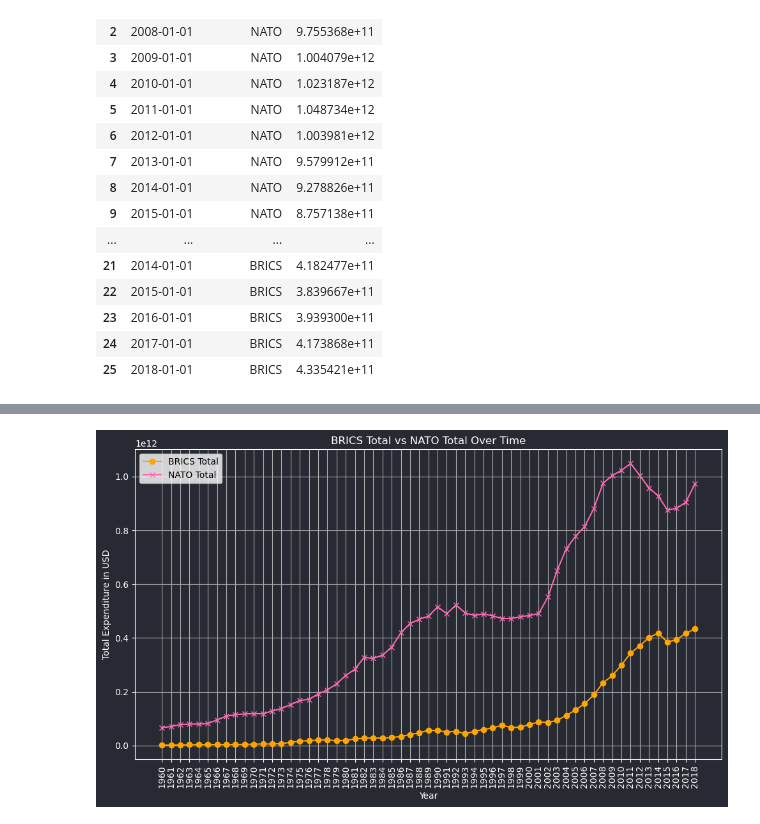
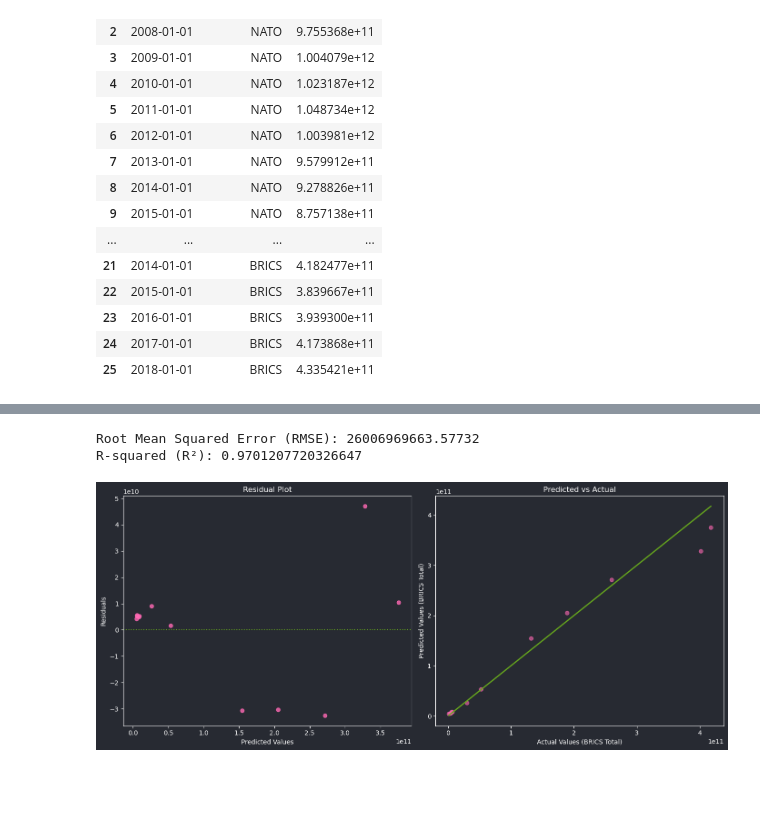
Before and after one commit to tylerzonk/mil_expend, a Jupyter notebook: main.ipynb, the cells around one changed output, grey strips where cells are left out. Cells and saved outputs as stored; diff of their text form; code cells hidden in the pictures; blank space fills up the shorter version.

```diff
--- a/main.ipynb
+++ b/main.ipynb
@@ -523,21 +607,51 @@ plt.show()
-# %%
-plt.figure(figsize=(10, 6))
-
-plt.title('BRICS Total vs NATO Total Over Time')
-plt.xlabel('Year')
-plt.ylabel('Total Expenditure in USD')
-
-plt.xticks(rotation = 90)
-
-plt.grid(True)
-plt.tight_layout()
-c.customize_graph(plt.gca())
-
-plt.plot(df['Date'], df['BRICS Total'], label='BRICS Total', color="orange", marker='o')
-plt.plot(df['Date'], df['NATO Total'], label='NATO Total', color="hotpink", marker='x')
-plt.legend()
-
-plt.tight_layout()
-plt.show()
-# %% [output]
-[figure, removed]
+# %%
+y_log = np.log(df['BRICS Total'])
+
+X = df[['NATO Total', 'Date', 'Inflation']]
+y = y_log
+
+X_train, X_test, y_train_log, y_test_log = train_test_split(X, y, test_size=0.2, random_state=42)
+
+pipeline = Pipeline([
+    ("scaler", MinMaxScaler()),
+    ("regressor", Ridge(alpha=1.0))
+])
+
+pipeline.fit(X_train, y_train_log)
+
+y_pred_log = pipeline.predict(X_test)
+
+y_pred = np.exp(y_pred_log)
+
+rmse = np.sqrt(mean_squared_error(np.exp(y_test_log), y_pred))
+r2 = r2_score(np.exp(y_test_log), y_pred)
+
+print(f"Root Mean Squared Error (RMSE): {rmse}")
+print(f"R-squared (R²): {r2}")
+
+residuals = np.exp(y_test_log) - y_pred
+
+plt.figure(figsize=(14, 6))
+
+plt.subplot(1, 2, 1)
+sns.residplot(x=y_pred, y=residuals, line_kws={'color': 'red', 'lw': 1}, color='hotpink')
+plt.title('Residual Plot')
+plt.xlabel('Predicted Values')
+plt.ylabel('Residuals')
+c.customize_graph(plt.gca())
+
+plt.subplot(1, 2, 2)
+plt.scatter(np.exp(y_test_log), y_pred, alpha=0.6, color='hotpink')
+plt.plot([np.exp(y_test_log).min(), np.exp(y_test_log).max()],
+         [np.exp(y_test_log).min(), np.exp(y_test_log).max()], lw=2)
+plt.title('Predicted vs Actual')
+plt.xlabel('Actual Values (BRICS Total)')
+plt.ylabel('Predicted Values (BRICS Total)')
+
+c.customize_graph(plt.gca())
+plt.tight_layout()
+plt.show()
+# %% [output]
+Root Mean Squared Error (RMSE): 26006969663.57732
+R-squared (R²): 0.9701207720326647
+[figure, added]
```
Also changed, not shown: parts of 9 cells of this notebook, 1 other file.
